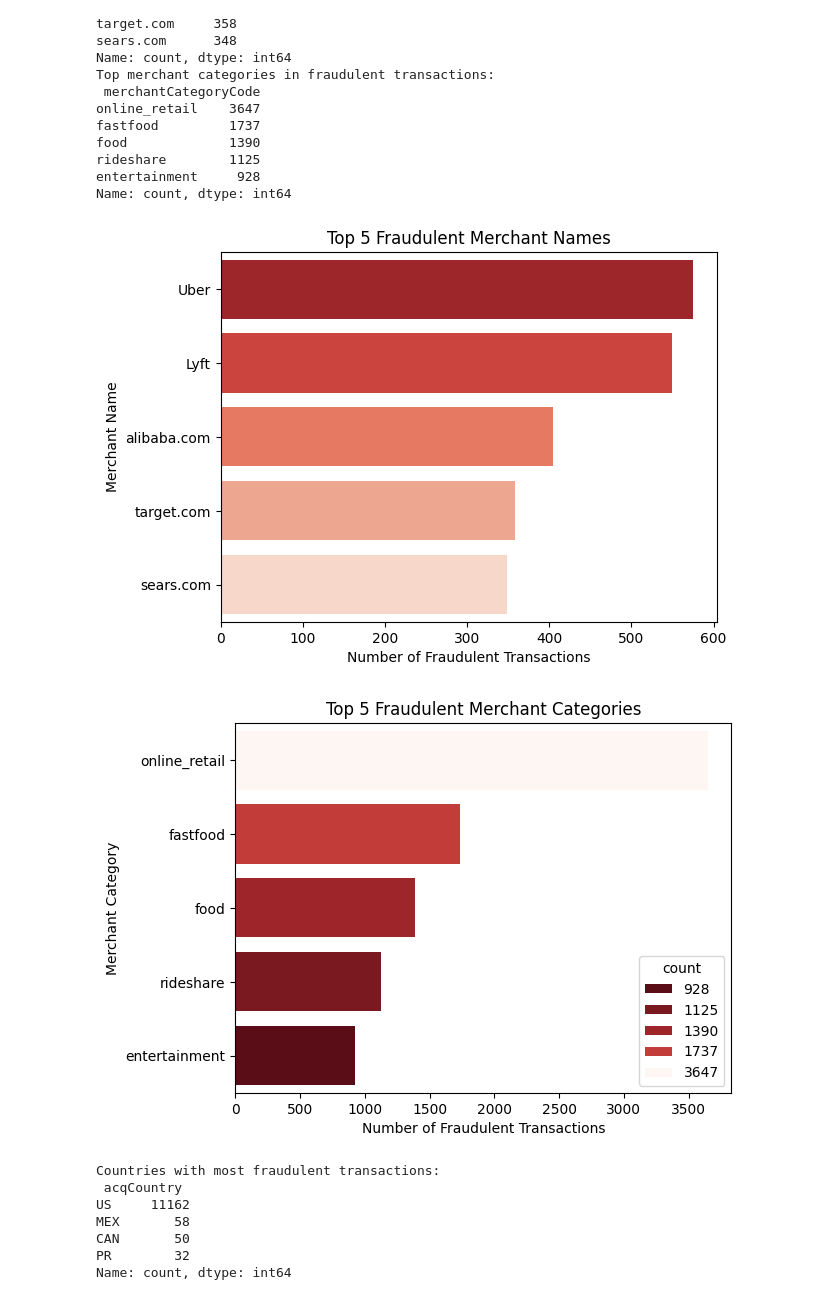
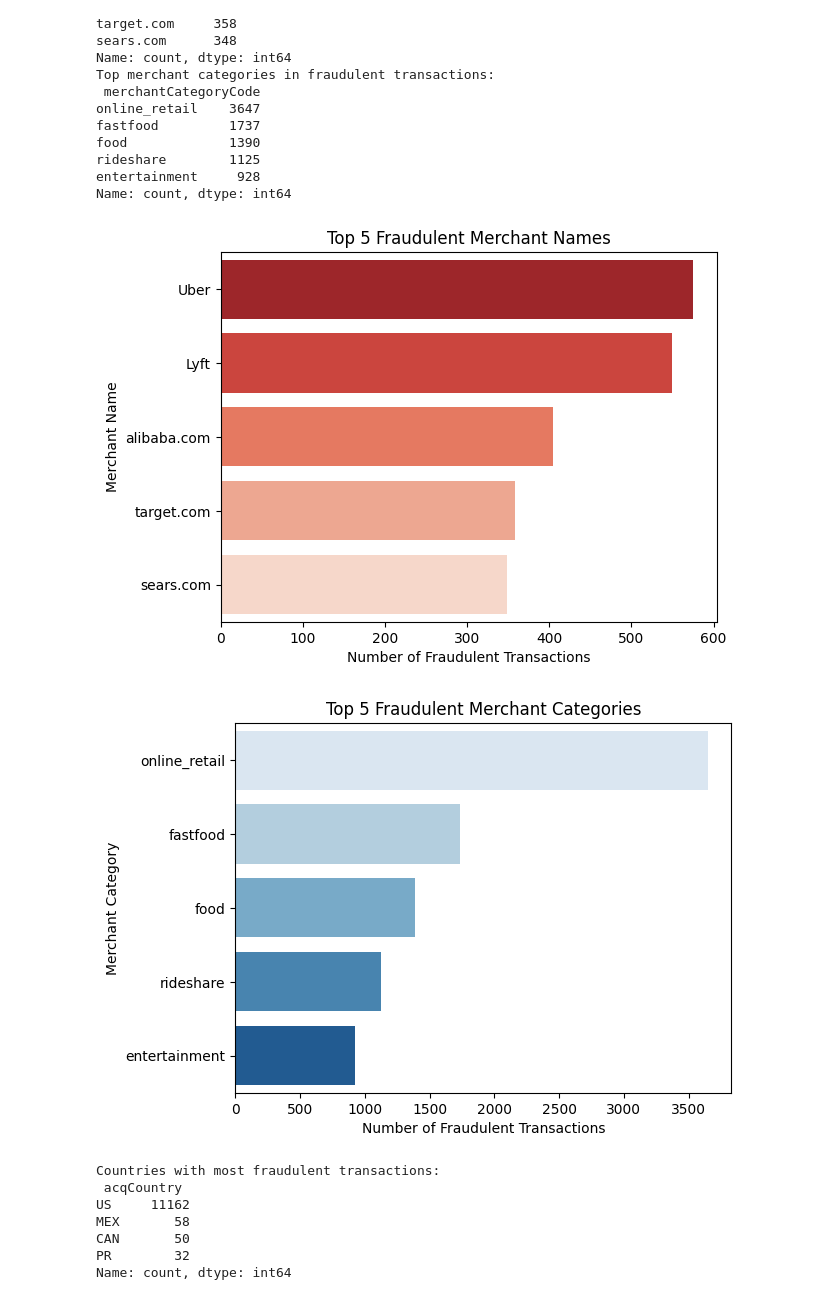
Before and after one commit to AsmitaOjha/Internship_ExtensoData_Work, a Jupyter notebook: Projects/Task_3_EDA/notebook/EDA_Questions.ipynb, the cells around one changed output. Saved outputs shown, nothing was run; the diff lists cells and outputs as text; code cells hidden in the pictures.

```diff
--- a/Projects/Task_3_EDA/notebook/EDA_Questions.ipynb
+++ b/Projects/Task_3_EDA/notebook/EDA_Questions.ipynb
@@ -292,23 +292,23 @@ Name: count, dtype: int64
 # %%
 import seaborn as sns
 import matplotlib.pyplot as plt
 
 # Top 5 fraudulent merchants
 sns.barplot(x=top_merchants_by_fraud.values, y=top_merchants_by_fraud.index, hue=top_merchants_by_fraud.index,palette='Reds_r')
 plt.title("Top 5 Fraudulent Merchant Names")
 plt.xlabel("Number of Fraudulent Transactions")
 plt.ylabel("Merchant Name")
 plt.show()
 
 # Top 5 fraudulent merchant categories
-sns.barplot(x=top_merchantsCategories_by_fraud.values, y=top_merchantsCategories_by_fraud.index, hue=top_merchantsCategories_by_fraud, palette='Reds_r')
+sns.barplot(x=top_merchantsCategories_by_fraud.values, y=top_merchantsCategories_by_fraud.index, hue=top_merchantsCategories_by_fraud.index, palette='Blues')
 plt.title("Top 5 Fraudulent Merchant Categories")
 plt.xlabel("Number of Fraudulent Transactions")
 plt.ylabel("Merchant Category")
 plt.show()
 # %% [output]
 [figure]
-[figure, old version]
+[figure, new version]
 # %%
 # Most frequent countries for fraud
 fraud_by_country = fraud_df['acqCountry'].value_counts().head()
```
Also changed, not shown: parts of 10 cells of this notebook, 4 other files.
